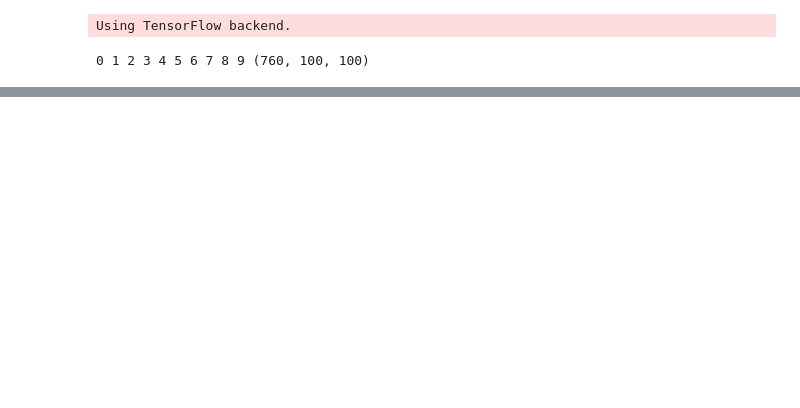
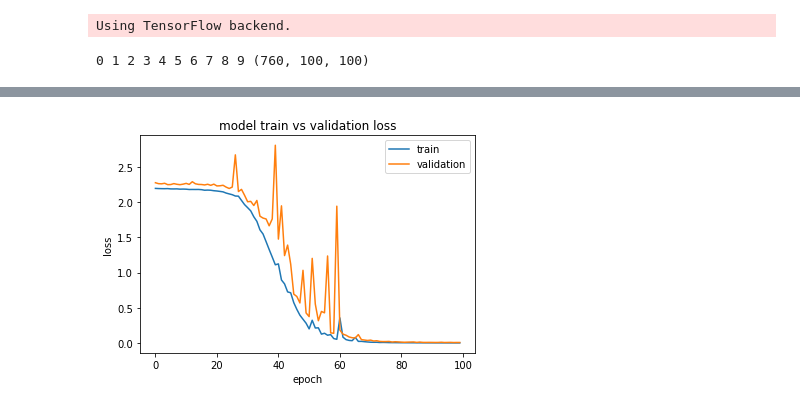
Before and after one commit to Bermewda/Sign-Language-recognition, a Jupyter notebook: new DL.ipynb, the cells around one changed output, grey strips where cells are left out. Saved outputs shown, nothing was run; the diff lists cells and outputs as text; code cells hidden in the pictures; blank space fills up the shorter version.

```diff
--- a/new DL.ipynb
+++ b/new DL.ipynb
@@ -142,8 +375,11 @@ model.compile(optimizer='sgd', loss='categorical_crossentropy', metrics=['accura
+# %%
+es=keras.callbacks.EarlyStopping(monitor='val_loss',min_delta=0,patience=10,verbose=0,mode='auto')
 # %%
-model.fit(x_train, y_train,
+history=model.fit(x_train, y_train,
           batch_size=20,
           epochs=100,
-          validation_split=0.2)
+          validation_split=0.2,
+          callbacks=[es])
 # %% [output]
 Train on 425 samples, validate on 107 samples
 Epoch 1/100
@@ -165,0 +403,10 @@ Epoch 100/100
+# %%
+plt.plot(history.history['loss'])
+plt.plot(history.history['val_loss'])
+plt.title("model train vs validation loss")
+plt.ylabel("loss")
+plt.xlabel("epoch")
+plt.legend(['train','validation'],loc='upper right')
+plt.show( )
+# %% [output]
+[figure, added]
```
Also changed, not shown: parts of 14 cells of this notebook.
